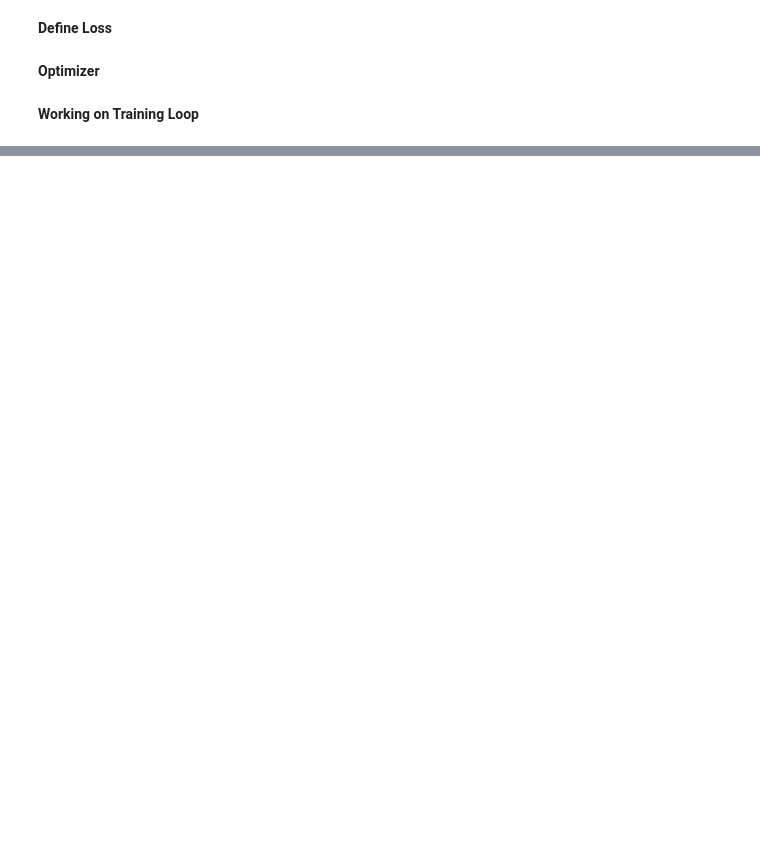
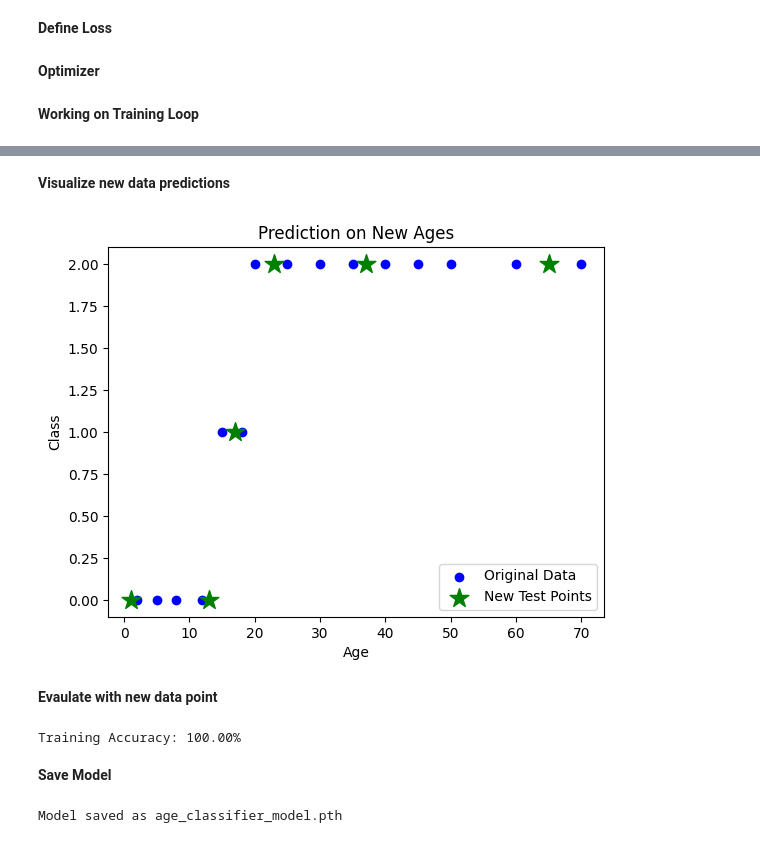
Before and after one commit to pythonwithzeeshan/learn-lessons, a Jupyter notebook: Classification.ipynb, the cells around one changed output, grey strips where cells are left out. Drawn from its saved outputs; the diff is of its cells as text; code cells hidden in the pictures; blank space fills up the shorter version.

```diff
--- a/Classification.ipynb
+++ b/Classification.ipynb
@@ -70,0 +142,12 @@ optimizer = optim.Adam(model.parameters(), lr=0.01)
+# %%
+new_ages = [1, 13, 17, 23, 37, 65]
+new_tensor = torch.tensor([[a] for a in new_ages], dtype=torch.float32)
+
+with torch.no_grad():
+    outputs_new = models(new_tensor)
+    _, predicted_new = torch.max(outputs_new, 1)
+
+print("\nPredictions on new ages:")
+for age, pred in zip(new_ages, predicted_new):
+    label = "Child" if pred==0 else "Teen" if pred==1 else "Adult"
+    print(f"Age {age} -> {label}")
@@ -70,0 +162,31 @@ optimizer = optim.Adam(model.parameters(), lr=0.01)
+# %% [markdown]
+**Visualize new data predictions**
+# %%
+plt.scatter(X, y, color='blue', label='Original Data')
+plt.scatter(new_tensor.numpy(), predicted_new.numpy(), color='green', marker='*', s=200, label='New Test Points')
+plt.xlabel("Age")
+plt.ylabel("Class")
+plt.title("Prediction on New Ages")
+plt.legend()
+plt.show()
+# %% [output]
+[figure, added]
+# %% [markdown]
+**Evaulate with new data point**
+# %%
+with torch.no_grad():
+    outputs_train = models(X_tensor)
+    _, predicted_train = torch.max(outputs_train, 1)
+
+# Accuracy on training data
+train_acc = (predicted_train == y_tensor.view(-1).long()).sum().item() / y_tensor.size(0) * 100
+print(f"Training Accuracy: {train_acc:.2f}%")
+# %% [output]
+Training Accuracy: 100.00%
+# %% [markdown]
+**Save Model**
+# %%
+torch.save(models.state_dict(), "age_classifier_model.pth")
+print("\nModel saved as age_classifier_model.pth")
+# %% [output]
+Model saved as age_classifier_model.pth
```
Also changed, not shown: parts of 14 cells of this notebook.
